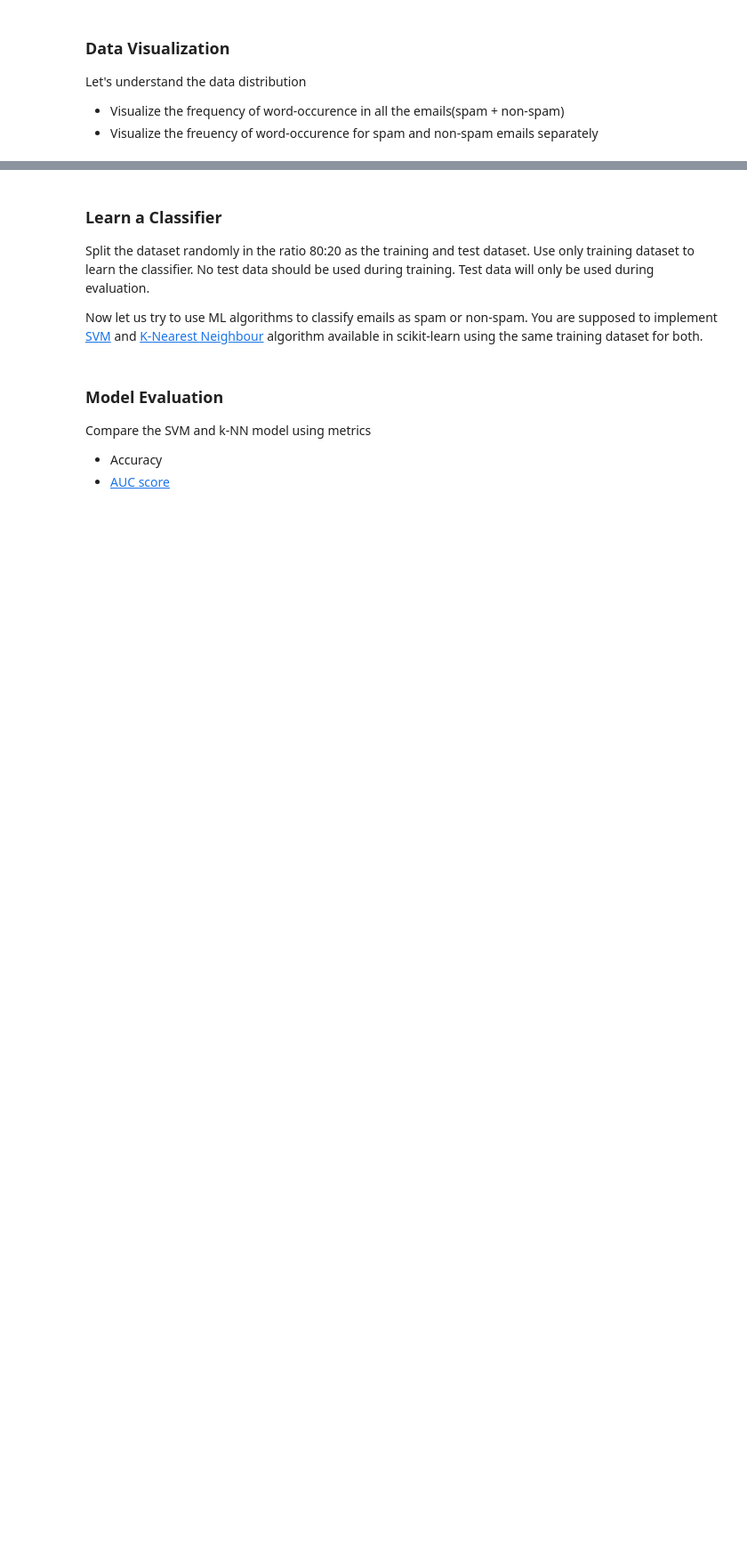
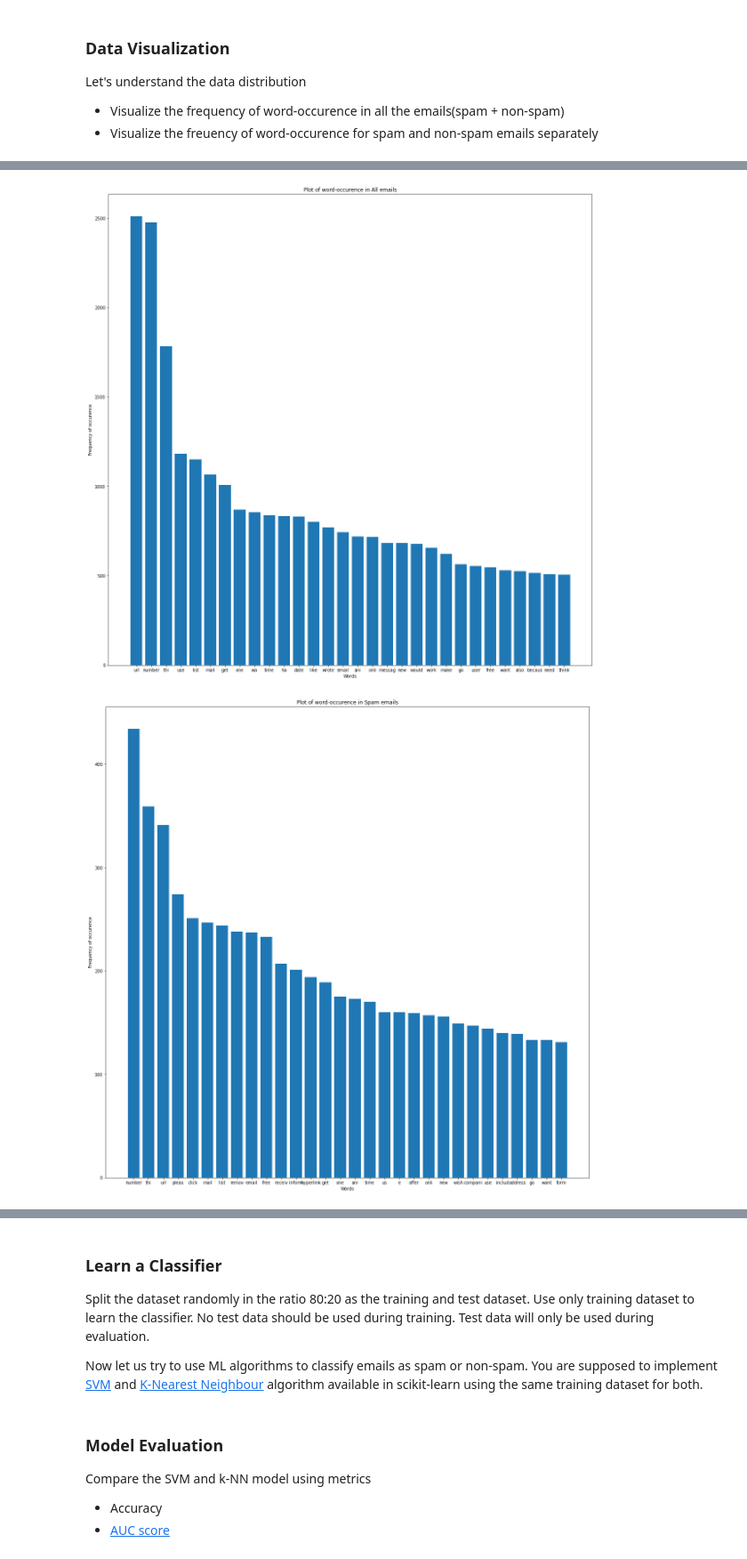
Before and after one commit to gupta-yash4222/CS253A, a Jupyter notebook: Assignment-3/python_assignment.ipynb, the cells around one changed output, grey strips where cells are left out. Shown at 89% size. Saved outputs shown, nothing was run; the diff lists cells and outputs as text; code cells hidden in the pictures; blank space fills up the shorter version.

```diff
--- a/Assignment-3/python_assignment.ipynb
+++ b/Assignment-3/python_assignment.ipynb
@@ -38,7 +38,6 @@ from nltk.corpus import stopwords
 # read email line-by-line and extract all the words
 # return list of extracted words
 def read_email(email):
-    #words = re.findall(r'\w+', email)
     email = email.replace('_', '')
     words = list(set(email.split()))
     return words
@@ -97,27 +96,29 @@ def text_to_bow(email, vocab):
 # read the entire dataset
 # convert emails to bow and maintain their labels
 # call function text_to_bow()
+
 def read_data():
-  with open('spam_or_not_spam.csv') as f:
-    next(f)
-    lines = f.readlines()
-    n = len(lines)
+    data_file = open('spam_or_not_spam.csv', 'r', encoding='utf-8')
+    next(data_file)
+    lines = data_file.readlines()
 
     vocab = []
     for line in lines:
-      email, label = line.split(',')
-      words = read_email(email)
-      stem_words = remove_stop_words(stemming(words))
-      vocab = build_vocabulary(stem_words, vocab)
+        email, label = line.split(',')
+        words = read_email(email)
+        stem_words = remove_stop_words(stemming(words))
+        vocab = build_vocabulary(stem_words, vocab)
 
-    data = np.empty((n, len(vocab) + 1), dtype=bool)
-    for i, line in enumerate(lines):
-      email, label = line.split(',')
-      label = bool(int(label.strip()))
-      bow = text_to_bow(email, vocab)
-      data[i, :-1] = bow
-      data[i, -1] = label
-  return data, vocab
+    dataList = []
+    for line in lines:
+        email, label = line.split(',')
+        label = bool(int(label.strip()))
+        email_bow = text_to_bow(email, vocab)
+        email_bow.append(label)
+        dataList.append(email_bow)
+
+    data = np.array(dataList)
+    return data, vocab
 # %%
 data, vocab = read_data()
 data
@@ -169,0 +178,5 @@ TypeError: tuple indices must be integers or slices, not tuple
+# %%
+data_vis(data, vocab)
+# %% [output]
+[figure, added]
+[figure, added]
```
Also changed, not shown: parts of 8 cells of this notebook.
